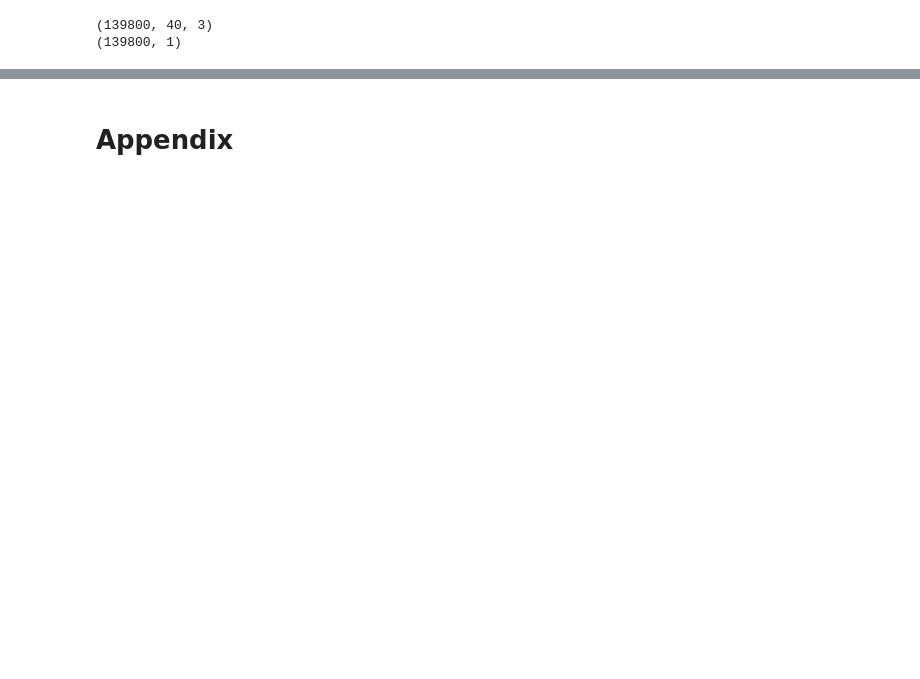
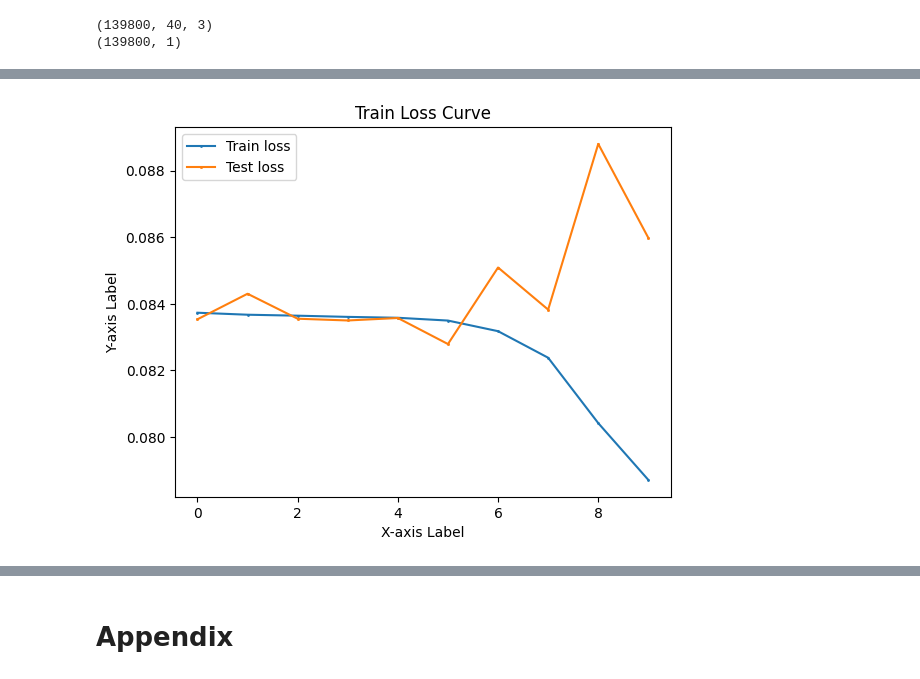
Before and after one commit to qawl987/DAST-self, a Jupyter notebook: notebook/10FEMTO/model_training/main.ipynb, the cells around one changed output, grey strips where cells are left out. Drawn from its saved outputs; the diff is of its cells as text; code cells hidden in the pictures; blank space fills up the shorter version.

```diff
--- a/notebook/10FEMTO/model_training/main.ipynb
+++ b/notebook/10FEMTO/model_training/main.ipynb
@@ -60,3 +76,12 @@ print(Y_test.shape)
+# %%
+X_test = X_test[139801:]
+Y_test = Y_test[139801:]
+# %%
+X_train = X_train[:, :, :2]
+X_test = X_test[:, :, :2]
+# %%
+Y_train = normalize(Y_train)
+Y_test = normalize(Y_test)
 # %%
 X_train = Variable(torch.Tensor(X_train).float())
 Y_train = Variable(torch.Tensor(Y_train).float())
@@ -75,12 +100,12 @@ n_heads = 4
 n_decoder_layers = 1
 n_encoder_layers = 2
 max_rul = 125
-lr = 0.001
-epochs = 50
+lr = 1e-4
+epochs = 10
 time_step = 40
 dec_seq_len = 4
 output_sequence_length = 1
-input_size = 3
+input_size = 2
 # %%
 #Dataloader
 train_dataset = TensorDataset(X_train,Y_train)
@@ -161,0 +223,20 @@ KeyboardInterrupt:
+# %%
+import matplotlib.pyplot as plt
+
+# Example data
+
+# Plotting the line chart
+plt.plot(train_loss_list, label='Train loss', marker='o', markersize=1)
+plt.plot(test_loss_list, label='Test loss', marker='s', markersize=1)
+# Adding labels and title
+plt.xlabel('X-axis Label')
+plt.ylabel('Y-axis Label')
+plt.title('Train Loss Curve')
+
+# Adding a legend
+plt.legend()
+
+# Display the plot
+plt.show()
+# %% [output]
+[figure, added]
```
Also changed, not shown: parts of 16 cells of this notebook.
